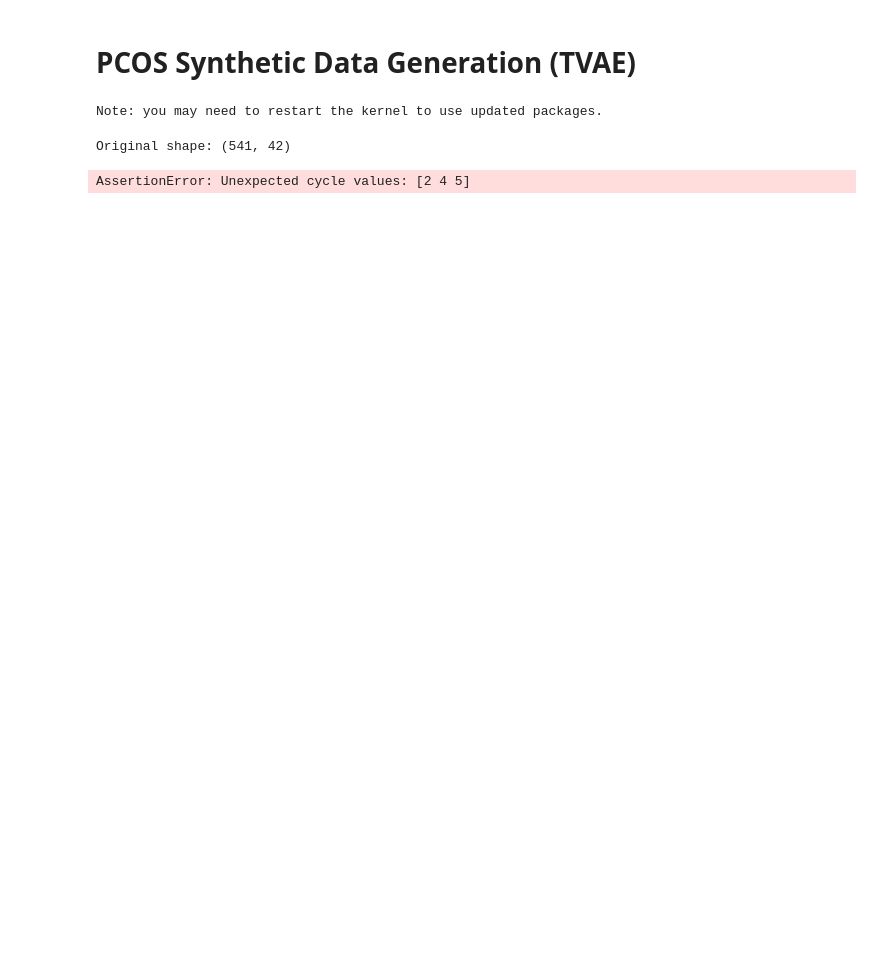
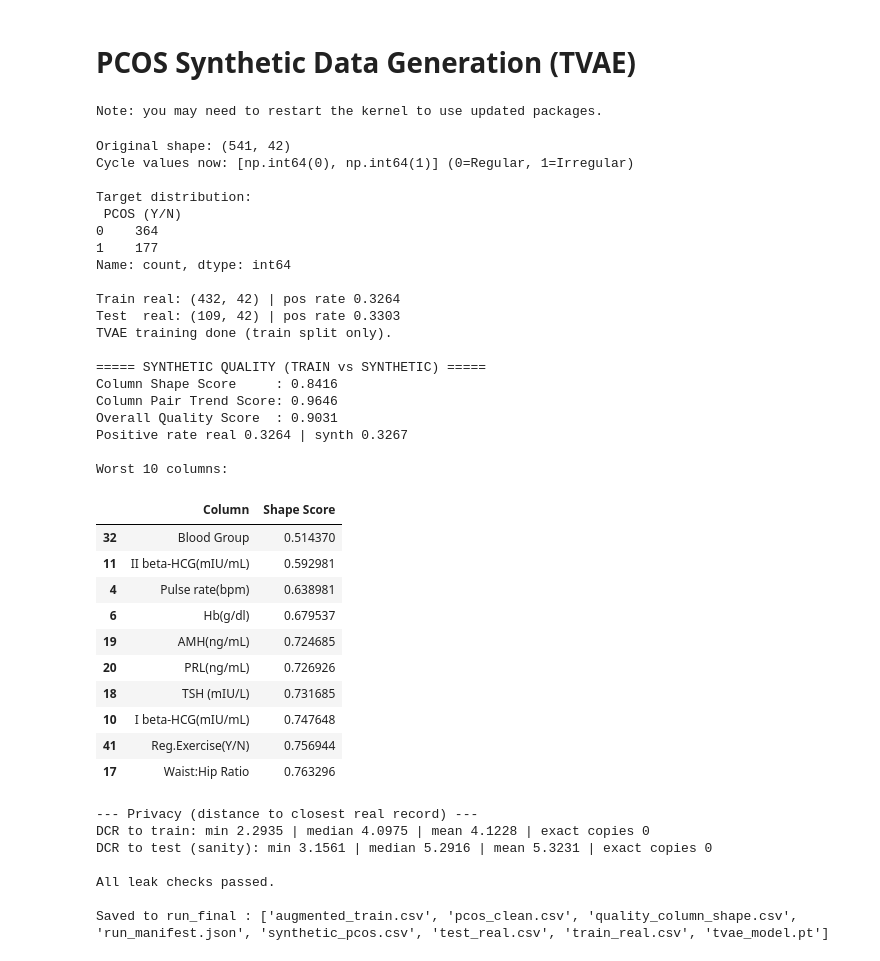
Before and after one commit to omkarrnaik/cycletwin-ai, a Jupyter notebook: data/PCOS_TVAE_Synthetic_Data_Generator.ipynb, the cells around one changed output. Drawn from its saved outputs; the diff is of its cells as text; code cells hidden in the pictures; blank space fills up the shorter version.

```diff
--- a/data/PCOS_TVAE_Synthetic_Data_Generator.ipynb
+++ b/data/PCOS_TVAE_Synthetic_Data_Generator.ipynb
@@ -5,10 +5,7 @@
 # %% [output]
 Note: you may need to restart the kernel to use updated packages.
 # %%
-# ============================================================
-# PART 1: leak-free split + TVAE synthetic generation (ONE RUN)
-# pip install ctgan pandas numpy scikit-learn scipy torch
-# ============================================================
+
 import warnings
 warnings.filterwarnings("ignore")
 
@@ -29,11 +26,11 @@ except ImportError:
     display = print
 
 # ---------------- CONFIG ----------------
-DATA_PATH = "pcos_clean.csv"
+DATA_PATH = "pcos_clean.csv"        # RAW file, never overwritten
 OUT_DIR = "run_final"
 TARGET = "PCOS (Y/N)"
 CYCLE_COL = "Cycle(R/I)"
-CYCLE_MAP = {2: 0, 4: 1}          # 0 = Regular, 1 = Irregular  (CONFIRM!)
+CYCLE_MAP = {2: 0, 4: 1, 5: 1}      # 0 = Regular, 1 = Irregular; 5 (1 row) -> Irregular
 NUM_SYNTHETIC_ROWS = 1500
 EPOCHS = 500
 TEST_SIZE = 0.20
@@ -154,11 +151,19 @@ def dcr_report(synth, ref, name):
 df = pd.read_csv(DATA_PATH)
 print("Original shape:", df.shape)
 
-assert set(df[CYCLE_COL].unique()) <= set(CYCLE_MAP), \
-    f"Unexpected cycle values: {df[CYCLE_COL].unique()}"
-df[CYCLE_COL] = df[CYCLE_COL].map(CYCLE_MAP).astype(int)
+vals = set(df[CYCLE_COL].unique())
+if vals <= set(CYCLE_MAP):
+    df[CYCLE_COL] = df[CYCLE_COL].map(CYCLE_MAP).astype(int)
+elif vals <= {0, 1}:
+    print("Cycle already 0/1, no remap.")
+else:
+    raise AssertionError(f"Unexpected cycle values: {sorted(vals)}")
 print("Cycle values now:", sorted(df[CYCLE_COL].unique()), "(0=Regular, 1=Irregular)")
 print("\nTarget distribution:\n", df[TARGET].value_counts())
+
+# save remapped data, SAME NAME, inside run_final (raw file untouched)
+clean_path = os.path.join(OUT_DIR, "pcos_clean.csv")
+df.to_csv(clean_path, index=False)
 
 # ---------------- 2. SPLIT FIRST ----------------
 train_df, test_df = train_test_split(
@@ -212,32 +217,69 @@ assert not (train_keys & test_keys), "train/test overlap"
 assert len(augmented_train) == len(train_df) + NUM_SYNTHETIC_ROWS
 print("\nAll leak checks passed.")
 
 # ---------------- 7. MANIFEST ----------------
 manifest = {
     "seed": SEED, "epochs": EPOCHS, "test_size": TEST_SIZE,
     "num_synthetic_rows": NUM_SYNTHETIC_ROWS,
     "cycle_map": {str(k): v for k, v in CYCLE_MAP.items()},
     "n_real": len(df), "n_train": len(train_df), "n_test": len(test_df),
     "train_pos_rate": float(train_df[TARGET].mean()),
     "test_pos_rate": float(test_df[TARGET].mean()),
     "synthetic_pos_rate": float(synthetic_df[TARGET].mean()),
     "quality": q,
     "dcr_train_min": float(dcr_train.min()),
     "dcr_train_median": float(np.median(dcr_train)),
     "versions": {"python": platform.python_version(), "numpy": np.__version__,
                  "pandas": pd.__version__, "sklearn": sklearn.__version__,
                  "scipy": scipy.__version__, "torch": torch.__version__,
                  "ctgan": ctgan.__version__},
-    "sha256": {"pcos_clean.csv": sha256(DATA_PATH),
+    "sha256": {"pcos_clean_RAW_input": sha256(DATA_PATH),
+               "run_final/pcos_clean.csv (cycle 0/1)": sha256(clean_path),
                "train_real.csv": sha256(os.path.join(OUT_DIR, "train_real.csv")),
                "test_real.csv": sha256(os.path.join(OUT_DIR, "test_real.csv")),
                "synthetic_pcos.csv": sha256(syn_path),
                "augmented_train.csv": sha256(aug_path)},
 }
 with open(os.path.join(OUT_DIR, "run_manifest.json"), "w") as f:
     json.dump(manifest, f, indent=2)
 
 print("\nSaved to", OUT_DIR, ":", sorted(os.listdir(OUT_DIR)))
 # %% [output]
 Original shape: (541, 42)
+Cycle values now: [np.int64(0), np.int64(1)] (0=Regular, 1=Irregular)
+
+Target distribution:
+ PCOS (Y/N)
+0    364
+1    177
+Name: count, dtype: int64
+
+Train real: (432, 42) | pos rate 0.3264
+Test  real: (109, 42) | pos rate 0.3303
+TVAE training done (train split only).
+
+===== SYNTHETIC QUALITY (TRAIN vs SYNTHETIC) =====
+Column Shape Score     : 0.8416
+Column Pair Trend Score: 0.9646
+Overall Quality Score  : 0.9031
+Positive rate real 0.3264 | synth 0.3267
+
+Worst 10 columns:
+|  | Column | Shape Score |
+| 32 | Blood Group | 0.514370 |
+| 11 | II beta-HCG(mIU/mL) | 0.592981 |
+| 4 | Pulse rate(bpm) | 0.638981 |
+| 6 | Hb(g/dl) | 0.679537 |
+| 19 | AMH(ng/mL) | 0.724685 |
+| 20 | PRL(ng/mL) | 0.726926 |
+| 18 | TSH (mIU/L) | 0.731685 |
+| 10 | I beta-HCG(mIU/mL) | 0.747648 |
+| 41 | Reg.Exercise(Y/N) | 0.756944 |
+| 17 | Waist:Hip Ratio | 0.763296 |
-AssertionError: Unexpected cycle values: [2 4 5]
+--- Privacy (distance to closest real record) ---
+DCR to train: min 2.2935 | median 4.0975 | mean 4.1228 | exact copies 0
+DCR to test (sanity): min 3.1561 | median 5.2916 | mean 5.3231 | exact copies 0
+
+All leak checks passed.
+
+Saved to run_final : ['augmented_train.csv', 'pcos_clean.csv', 'quality_column_shape.csv', 'run_manifest.json', 'synthetic_pcos.csv', 'test_real.csv', 'train_real.csv', 'tvae_model.pt']
```
Also changed, not shown: parts of 1 cell of this notebook, 14 other files.
